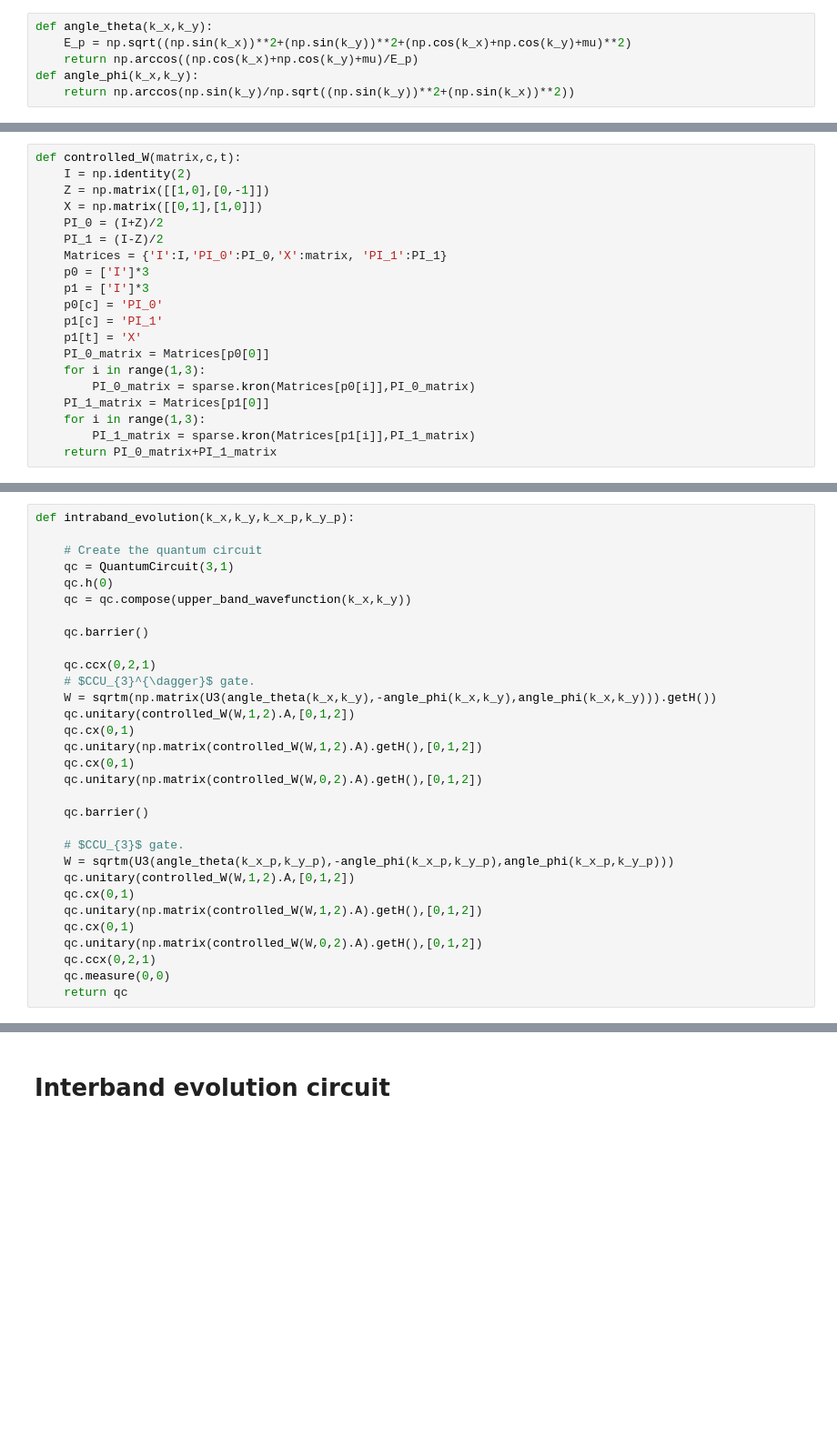
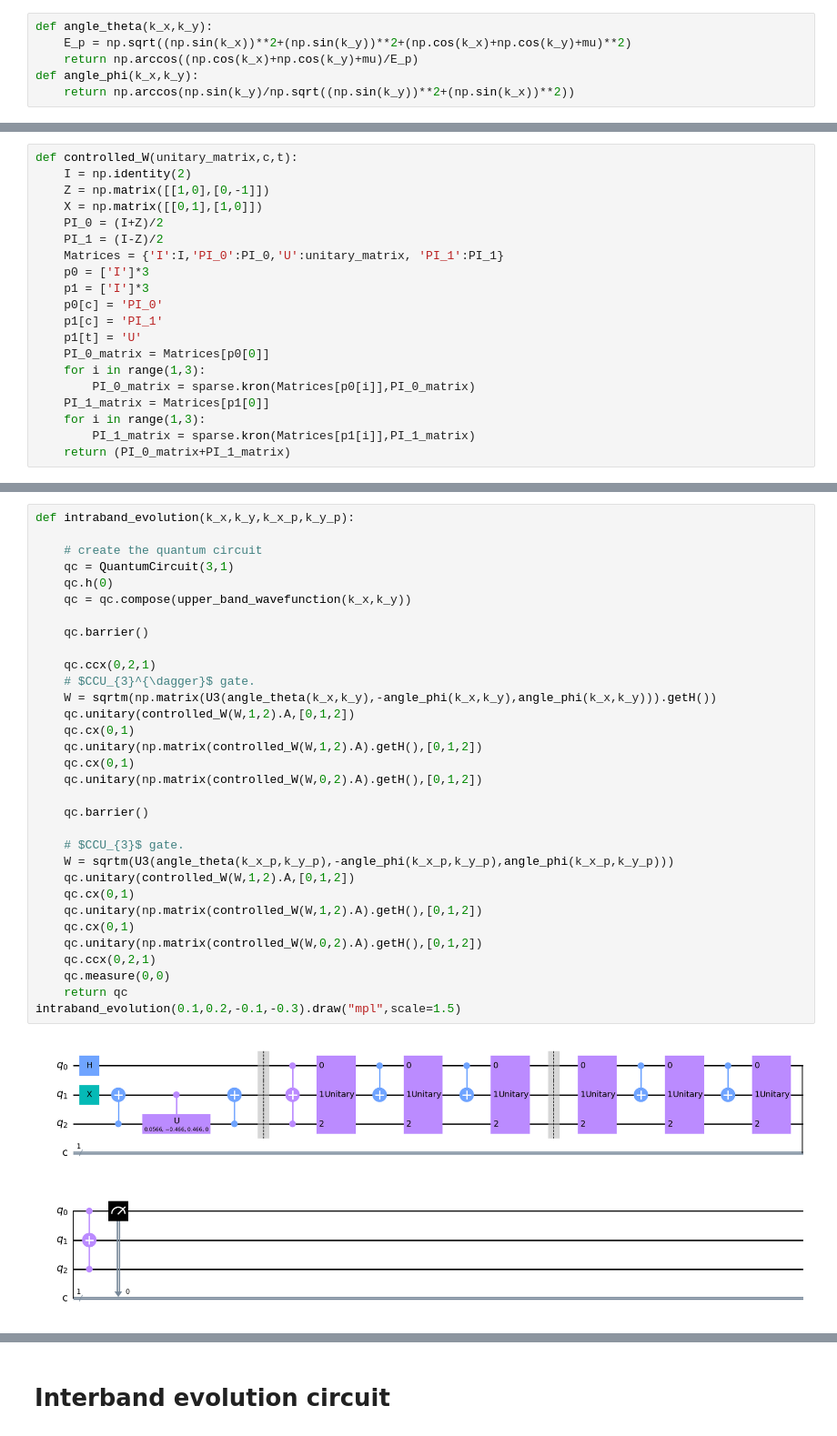
Before and after one commit to psasanka1729/chern-number-on-NISQ-computer, a Jupyter notebook: topological_phases_quantum_computer.ipynb, the cells around one changed output, grey strips where cells are left out. Shown: that part at 91% size. Cells and saved outputs as stored; diff of their text form; blank space fills up the shorter version.

```diff
--- a/topological_phases_quantum_computer.ipynb
+++ b/topological_phases_quantum_computer.ipynb
@@ -64,21 +70,21 @@ def angle_phi(k_x,k_y):
 # %%
-def controlled_W(matrix,c,t):
+def controlled_W(unitary_matrix,c,t):
     I = np.identity(2)
     Z = np.matrix([[1,0],[0,-1]])
     X = np.matrix([[0,1],[1,0]])
     PI_0 = (I+Z)/2
     PI_1 = (I-Z)/2
-    Matrices = {'I':I,'PI_0':PI_0,'X':matrix, 'PI_1':PI_1}
+    Matrices = {'I':I,'PI_0':PI_0,'U':unitary_matrix, 'PI_1':PI_1}
     p0 = ['I']*3
     p1 = ['I']*3
     p0[c] = 'PI_0'
     p1[c] = 'PI_1'
-    p1[t] = 'X'
+    p1[t] = 'U'
     PI_0_matrix = Matrices[p0[0]]
     for i in range(1,3):
         PI_0_matrix = sparse.kron(Matrices[p0[i]],PI_0_matrix)
     PI_1_matrix = Matrices[p1[0]]
     for i in range(1,3):
         PI_1_matrix = sparse.kron(Matrices[p1[i]],PI_1_matrix)
-    return PI_0_matrix+PI_1_matrix
+    return (PI_0_matrix+PI_1_matrix)
 # %% [markdown]
@@ -107,31 +136,34 @@ upper_band_wavefunction(k_x,k_y).draw()
 # %%
 def intraband_evolution(k_x,k_y,k_x_p,k_y_p):
 
-    # Create the quantum circuit
+    # create the quantum circuit
     qc = QuantumCircuit(3,1)
     qc.h(0)
     qc = qc.compose(upper_band_wavefunction(k_x,k_y))
 
     qc.barrier()
 
     qc.ccx(0,2,1)
     # $CCU_{3}^{\dagger}$ gate.
     W = sqrtm(np.matrix(U3(angle_theta(k_x,k_y),-angle_phi(k_x,k_y),angle_phi(k_x,k_y))).getH())
     qc.unitary(controlled_W(W,1,2).A,[0,1,2])
     qc.cx(0,1)
     qc.unitary(np.matrix(controlled_W(W,1,2).A).getH(),[0,1,2])
     qc.cx(0,1)
     qc.unitary(np.matrix(controlled_W(W,0,2).A).getH(),[0,1,2])
 
     qc.barrier()
 
     # $CCU_{3}$ gate.
     W = sqrtm(U3(angle_theta(k_x_p,k_y_p),-angle_phi(k_x_p,k_y_p),angle_phi(k_x_p,k_y_p)))
     qc.unitary(controlled_W(W,1,2).A,[0,1,2])
     qc.cx(0,1)
     qc.unitary(np.matrix(controlled_W(W,1,2).A).getH(),[0,1,2])
     qc.cx(0,1)
     qc.unitary(np.matrix(controlled_W(W,0,2).A).getH(),[0,1,2])
     qc.ccx(0,2,1)
     qc.measure(0,0)
     return qc
+intraband_evolution(0.1,0.2,-0.1,-0.3).draw("mpl",scale=1.5)
+# %% [output]
+[figure, added]
```
Also changed, not shown: parts of 23 cells of this notebook.
